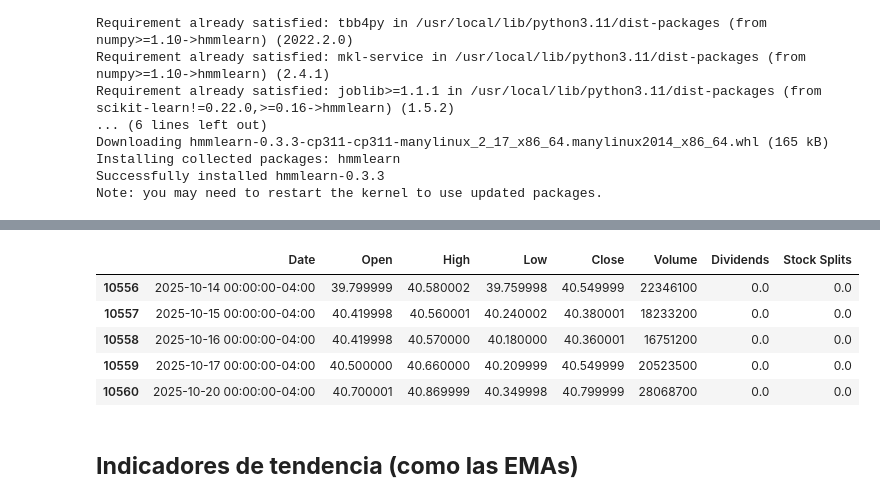
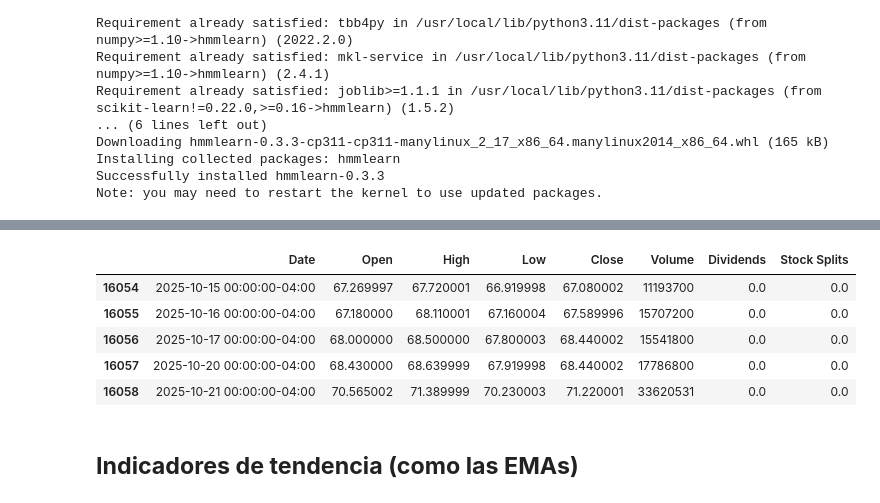
Before and after one commit to Saul-Ochoa/MachineLearning, a Jupyter notebook: mis-inversiones.ipynb, the cells around one changed output, grey strips where cells are left out. Saved outputs shown, nothing was run; the diff lists cells and outputs as text; code cells hidden in the pictures.

```diff
--- a/mis-inversiones.ipynb
+++ b/mis-inversiones.ipynb
@@ -64,19 +64,19 @@ E0000 00:00:1761026452.983303      13 cuda_blas.cc:1418] Unable to register cuBL
 # %%
 # CREAR FUNCIONES
 def acciones(name):
   ticker = yf.Ticker(name)
   df_transacciones = ticker.history(period="max")
   df_transacciones=df_transacciones.reset_index()
   return df_transacciones
-df=acciones("VZ")
+df=acciones("KO")
 df.tail()
 # %% [output]
 |  | Date | Open | High | Low | Close | Volume | Dividends | Stock Splits |
-| 10556 | 2025-10-14 00:00:00-04:00 | 39.799999 | 40.580002 | 39.759998 | 40.549999 | 22346100 | 0.0 | 0.0 |
-| 10557 | 2025-10-15 00:00:00-04:00 | 40.419998 | 40.560001 | 40.240002 | 40.380001 | 18233200 | 0.0 | 0.0 |
-| 10558 | 2025-10-16 00:00:00-04:00 | 40.419998 | 40.570000 | 40.180000 | 40.360001 | 16751200 | 0.0 | 0.0 |
-| 10559 | 2025-10-17 00:00:00-04:00 | 40.500000 | 40.660000 | 40.209999 | 40.549999 | 20523500 | 0.0 | 0.0 |
-| 10560 | 2025-10-20 00:00:00-04:00 | 40.700001 | 40.869999 | 40.349998 | 40.799999 | 28068700 | 0.0 | 0.0 |
+| 16054 | 2025-10-15 00:00:00-04:00 | 67.269997 | 67.720001 | 66.919998 | 67.080002 | 11193700 | 0.0 | 0.0 |
+| 16055 | 2025-10-16 00:00:00-04:00 | 67.180000 | 68.110001 | 67.160004 | 67.589996 | 15707200 | 0.0 | 0.0 |
+| 16056 | 2025-10-17 00:00:00-04:00 | 68.000000 | 68.500000 | 67.800003 | 68.440002 | 15541800 | 0.0 | 0.0 |
+| 16057 | 2025-10-20 00:00:00-04:00 | 68.430000 | 68.639999 | 67.919998 | 68.440002 | 17786800 | 0.0 | 0.0 |
+| 16058 | 2025-10-21 00:00:00-04:00 | 70.565002 | 71.389999 | 70.230003 | 71.220001 | 33620531 | 0.0 | 0.0 |
 # %% [markdown]
 ## **Indicadores de tendencia (como las EMAs)**
 # %%
```
Also changed, not shown: parts of 5 cells of this notebook.
